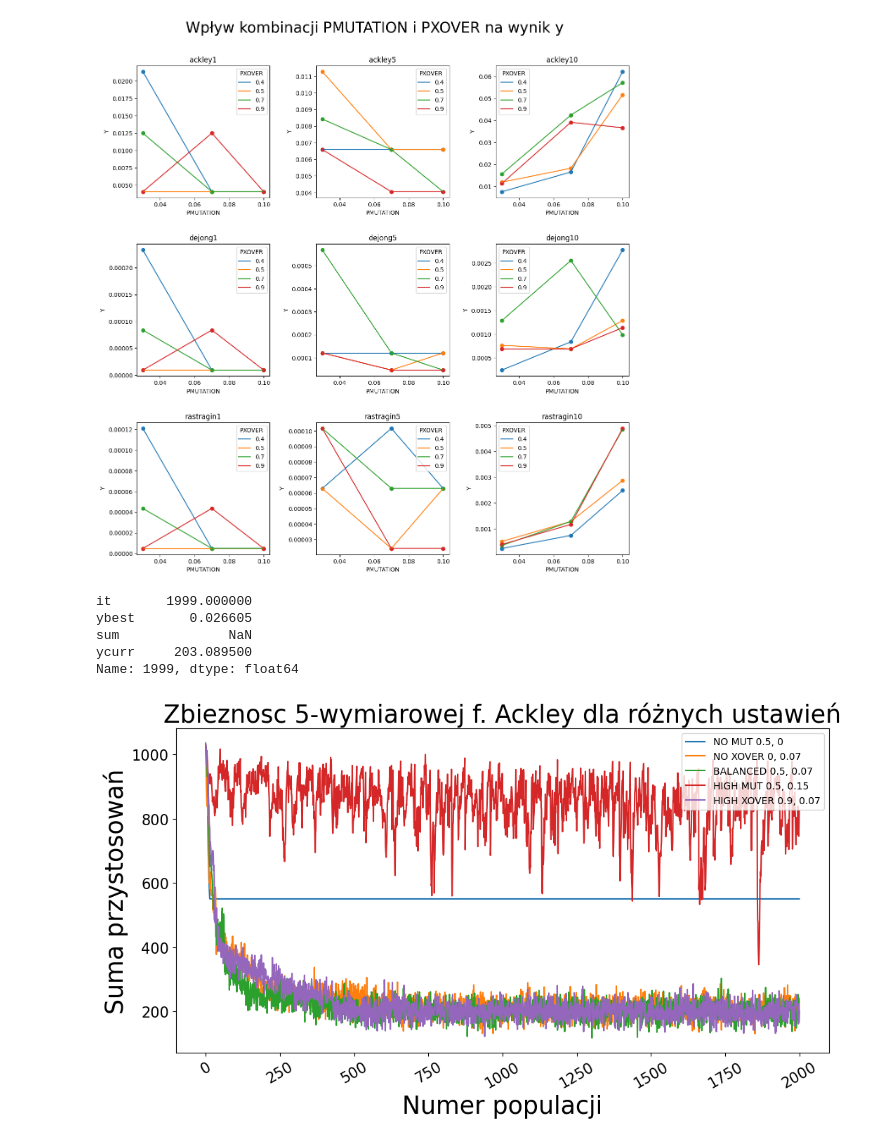
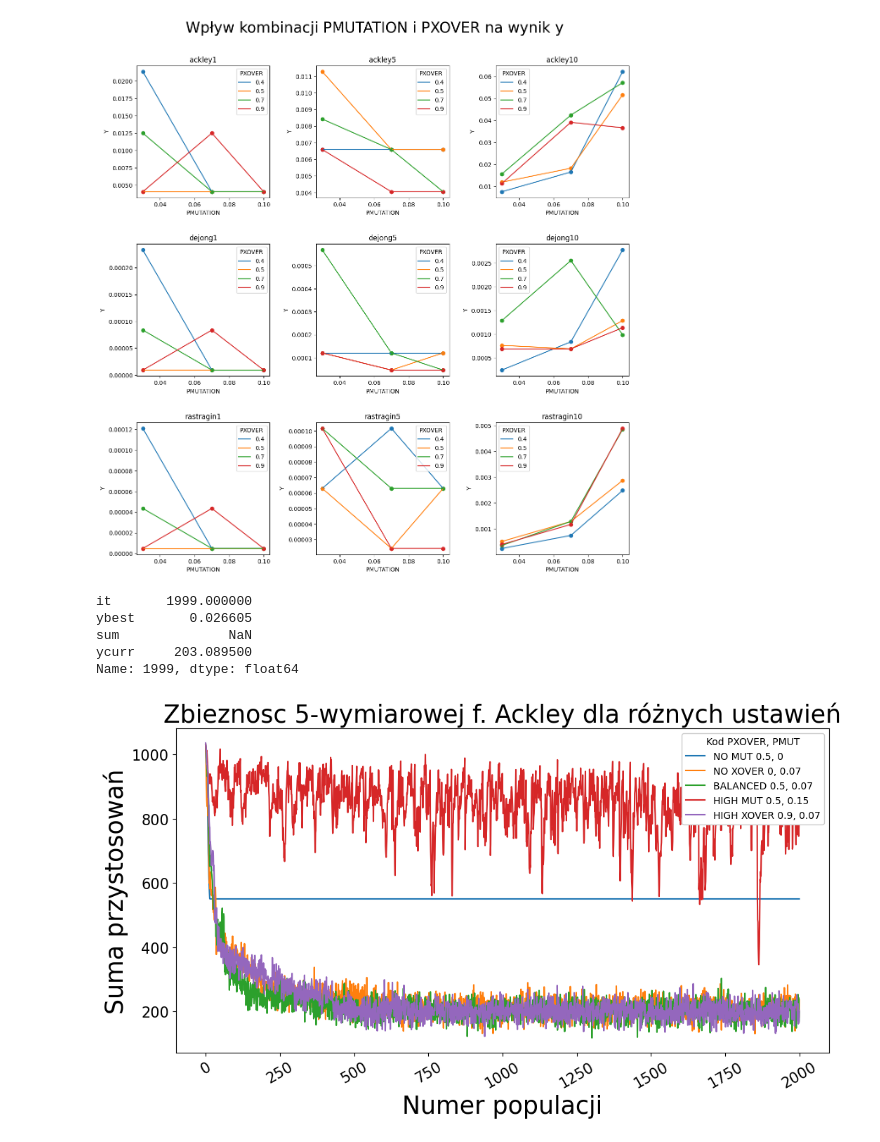
Before and after one commit to isso1550/MSWIO_24Z, a Jupyter notebook: cw9/analiza.ipynb, the cells around one changed output. Saved outputs shown, nothing was run; the diff lists cells and outputs as text; code cells hidden in the pictures.

```diff
--- a/cw9/analiza.ipynb
+++ b/cw9/analiza.ipynb
@@ -201,32 +201,32 @@ def load_log(filename):
         df['ycurr'] = [x[2] for x in s if x != None]
         df.drop(df.tail(1).index,inplace=True)
         df = df.astype(float)
     return df
 
 
 filename = "./CW 9 - EA_OPT/log.txt"
 funcname = 'Ackley'
 n=5
 fig = plt.figure(figsize=(12,6))
 step = 1
 for logname,label in zip(['0mut','0xover','bal','hmut','hxover'],['NO MUT 0.5, 0','NO XOVER 0, 0.07','BALANCED 0.5, 0.07', 'HIGH MUT 0.5, 0.15','HIGH XOVER 0.9, 0.07']):
     #plt.plot(df.iloc[::step]['it'], df.iloc[::step]['ybest'],label='ybest')
     df = load_log(f'./CW 9 - EA_OPT/results/logs/log_{logname}.txt')
     plt.plot(df.iloc[::step]['it'], df.iloc[::step]['ycurr'],label=label)
     plt.title(f'Zbieznosc {n}-wymiarowej f. {funcname} dla różnych ustawień', fontsize = 25)
     plt.xlabel('Numer populacji', fontsize=25)
     plt.ylabel('Suma przystosowań', fontsize=25)
     plt.xticks(fontsize=15, rotation = 30)
     plt.yticks(fontsize=15)
 
-plt.legend()
+plt.legend(title="Kod PXOVER, PMUT", framealpha=1)
 print(df.loc[len(df)-1])
 fig.savefig('./plots/pxpm2.png',bbox_inches='tight')
 plt.show()
 # %% [output]
 it       1999.000000
 ybest       0.026605
 sum              NaN
 ycurr     203.089500
 Name: 1999, dtype: float64
-[figure, old version]
+[figure, new version]
```
